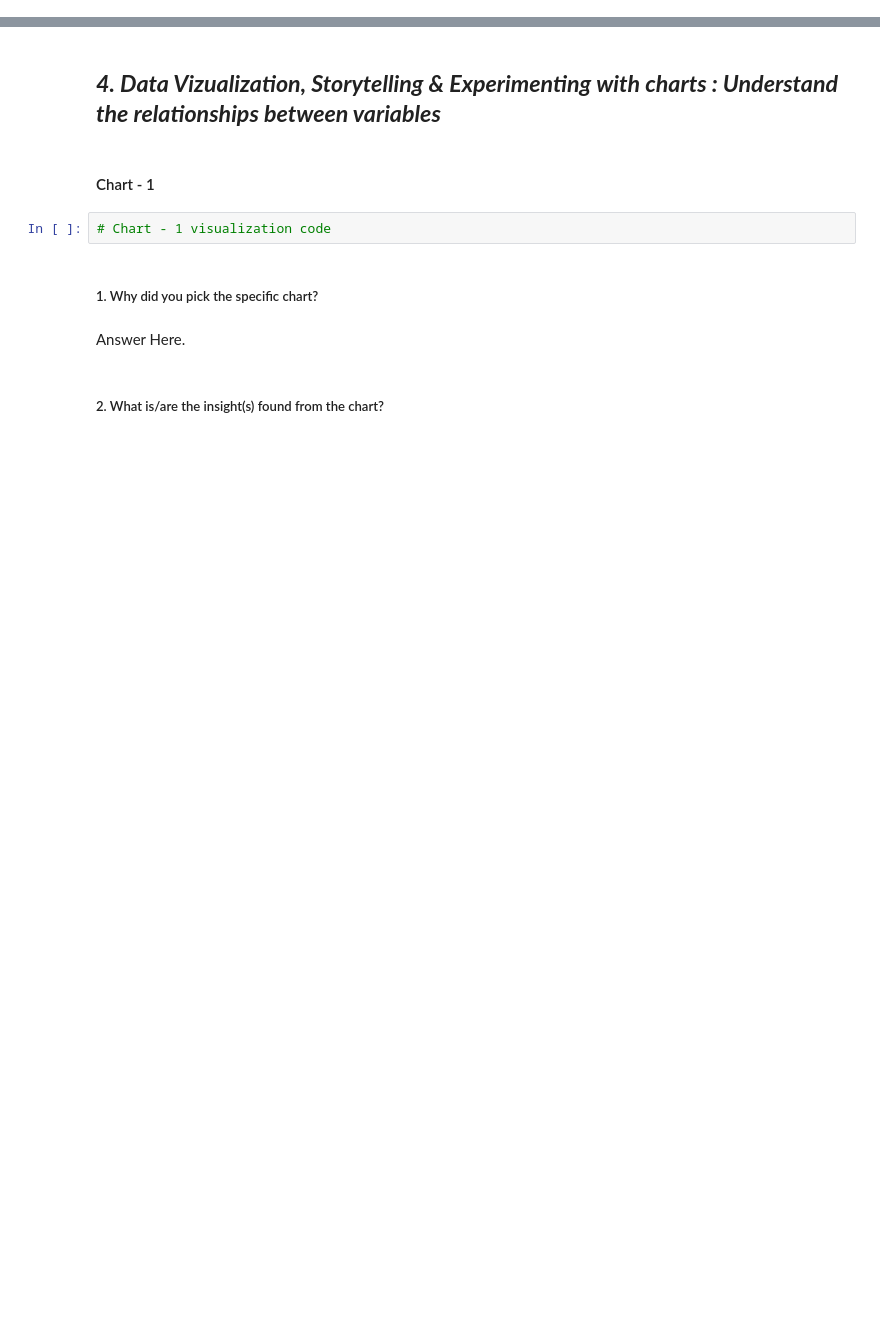
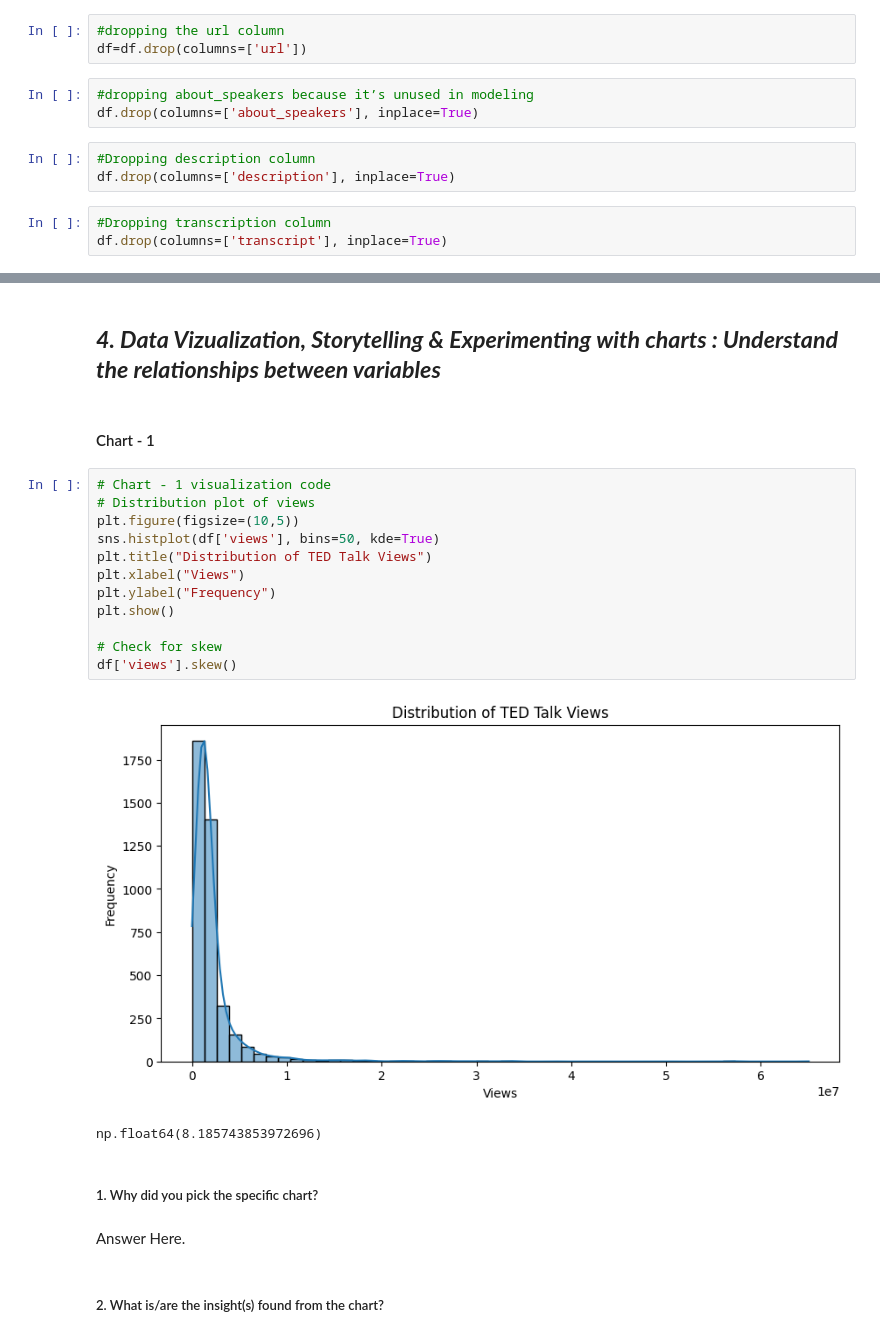
Before and after one commit to drishtigoel083/TedTalksPredictionModel, a Jupyter notebook: Ted_Talk_Views_Prediction.ipynb, the cells around one changed output, grey strips where cells are left out. Drawn from its saved outputs; the diff is of its cells as text; blank space fills up the shorter version.

```diff
--- a/Ted_Talk_Views_Prediction.ipynb
+++ b/Ted_Talk_Views_Prediction.ipynb
@@ -130,0 +363,12 @@ Answer Here
+# %%
+#dropping the url column
+df=df.drop(columns=['url'])
+# %%
+#dropping about_speakers because it’s unused in modeling
+df.drop(columns=['about_speakers'], inplace=True)
+# %%
+#Dropping description column
+df.drop(columns=['description'], inplace=True)
+# %%
+#Dropping transcription column
+df.drop(columns=['transcript'], inplace=True)
@@ -136,8 +415,21 @@ Answer Here.
 ## ***4. Data Vizualization, Storytelling & Experimenting with charts : Understand the relationships between variables***
 # %% [markdown]
 #### Chart - 1
-# %%
-# Chart - 1 visualization code
+# %%
+# Chart - 1 visualization code
+# Distribution plot of views
+plt.figure(figsize=(10,5))
+sns.histplot(df['views'], bins=50, kde=True)
+plt.title("Distribution of TED Talk Views")
+plt.xlabel("Views")
+plt.ylabel("Frequency")
+plt.show()
+
+# Check for skew
+df['views'].skew()
+# %% [output]
+[figure, added]
+np.float64(8.185743853972696)
 # %% [markdown]
 ##### 1. Why did you pick the specific chart?
 # %% [markdown]
```
Also changed, not shown: parts of 123 cells of this notebook.
